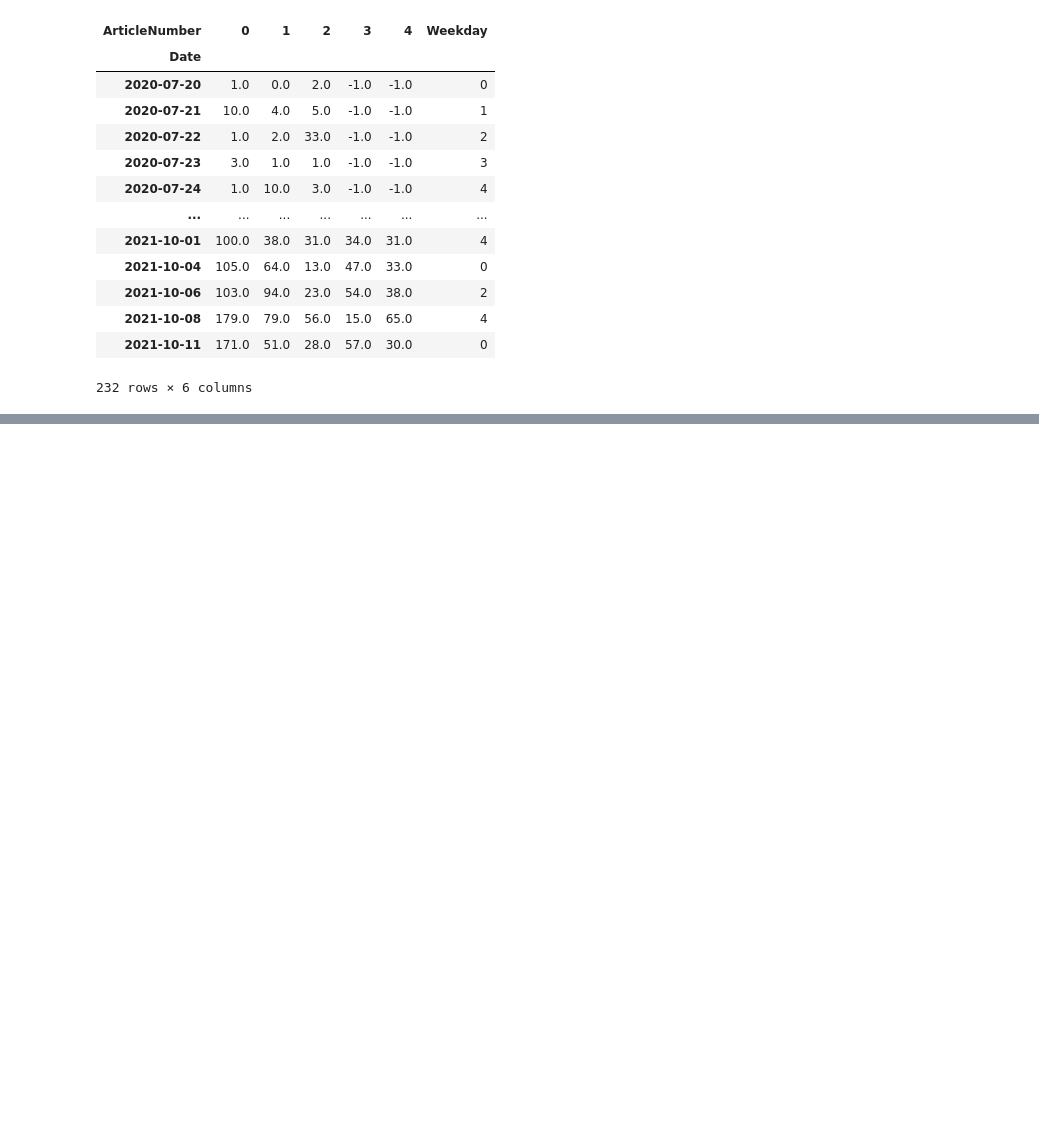
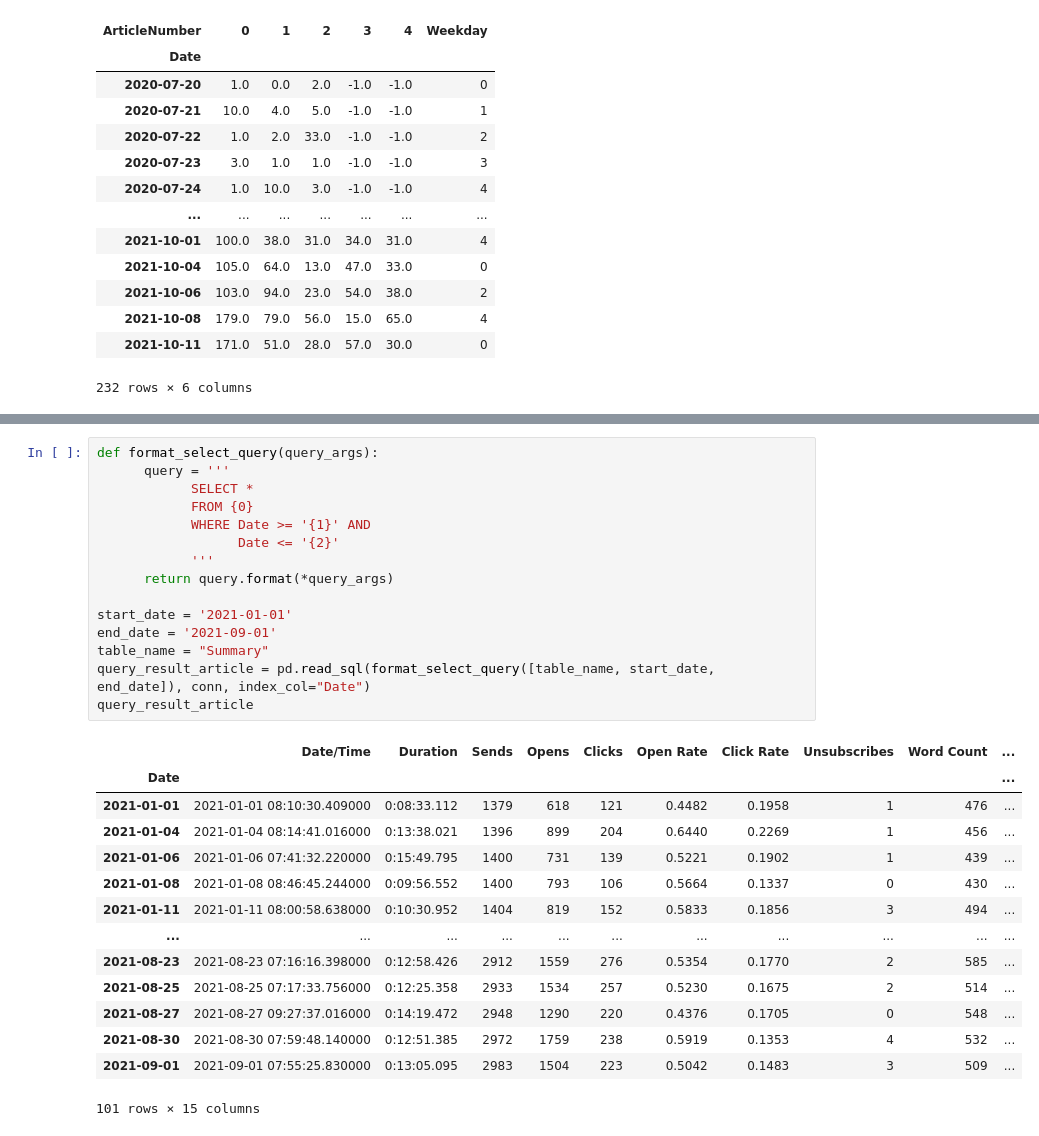
Before and after one commit to ben-perez/The-Column-Data-Hub, a Jupyter notebook: datasets.ipynb, the cells around one changed output, grey strips where cells are left out. Cells and saved outputs as stored; diff of their text form; blank space fills up the shorter version.

```diff
--- a/datasets.ipynb
+++ b/datasets.ipynb
@@ -174,0 +238,30 @@ click_sum
+# %%
+def format_select_query(query_args):
+      query = '''
+            SELECT *
+            FROM {0}
+            WHERE Date >= '{1}' AND
+                  Date <= '{2}'
+            '''
+      return query.format(*query_args)
+
+start_date = '2021-01-01'
+end_date = '2021-09-01'
+table_name = "Summary"
+query_result_article = pd.read_sql(format_select_query([table_name, start_date, end_date]), conn, index_col="Date")
+query_result_article
+# %% [output]
+|  | Date/Time | Duration | Sends | Opens | Clicks | Open Rate | Click Rate | Unsubscribes | Word Count | ... |
+| Date |  |  |  |  |  |  |  |  |  | ... |
+| 2021-01-01 | 2021-01-01 08:10:30.409000 | 0:08:33.112 | 1379 | 618 | 121 | 0.4482 | 0.1958 | 1 | 476 | ... |
+| 2021-01-04 | 2021-01-04 08:14:41.016000 | 0:13:38.021 | 1396 | 899 | 204 | 0.6440 | 0.2269 | 1 | 456 | ... |
+| 2021-01-06 | 2021-01-06 07:41:32.220000 | 0:15:49.795 | 1400 | 731 | 139 | 0.5221 | 0.1902 | 1 | 439 | ... |
+| 2021-01-08 | 2021-01-08 08:46:45.244000 | 0:09:56.552 | 1400 | 793 | 106 | 0.5664 | 0.1337 | 0 | 430 | ... |
+| 2021-01-11 | 2021-01-11 08:00:58.638000 | 0:10:30.952 | 1404 | 819 | 152 | 0.5833 | 0.1856 | 3 | 494 | ... |
+| ... | ... | ... | ... | ... | ... | ... | ... | ... | ... | ... |
+| 2021-08-23 | 2021-08-23 07:16:16.398000 | 0:12:58.426 | 2912 | 1559 | 276 | 0.5354 | 0.1770 | 2 | 585 | ... |
+| 2021-08-25 | 2021-08-25 07:17:33.756000 | 0:12:25.358 | 2933 | 1534 | 257 | 0.5230 | 0.1675 | 2 | 514 | ... |
+| 2021-08-27 | 2021-08-27 09:27:37.016000 | 0:14:19.472 | 2948 | 1290 | 220 | 0.4376 | 0.1705 | 0 | 548 | ... |
+| 2021-08-30 | 2021-08-30 07:59:48.140000 | 0:12:51.385 | 2972 | 1759 | 238 | 0.5919 | 0.1353 | 4 | 532 | ... |
+| 2021-09-01 | 2021-09-01 07:55:25.830000 | 0:13:05.095 | 2983 | 1504 | 223 | 0.5042 | 0.1483 | 3 | 509 | ... |
+101 rows × 15 columns
```
Also changed, not shown: parts of 11 cells of this notebook, 9 other files.
